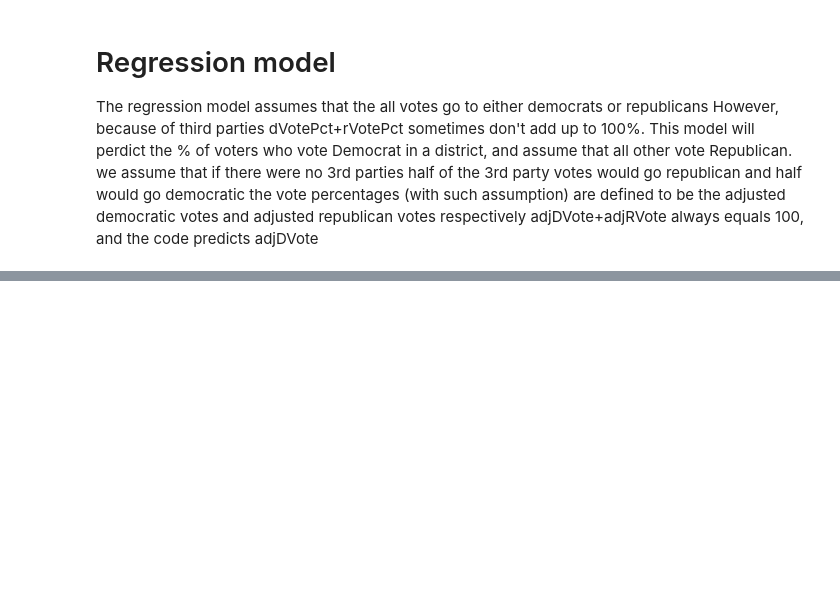
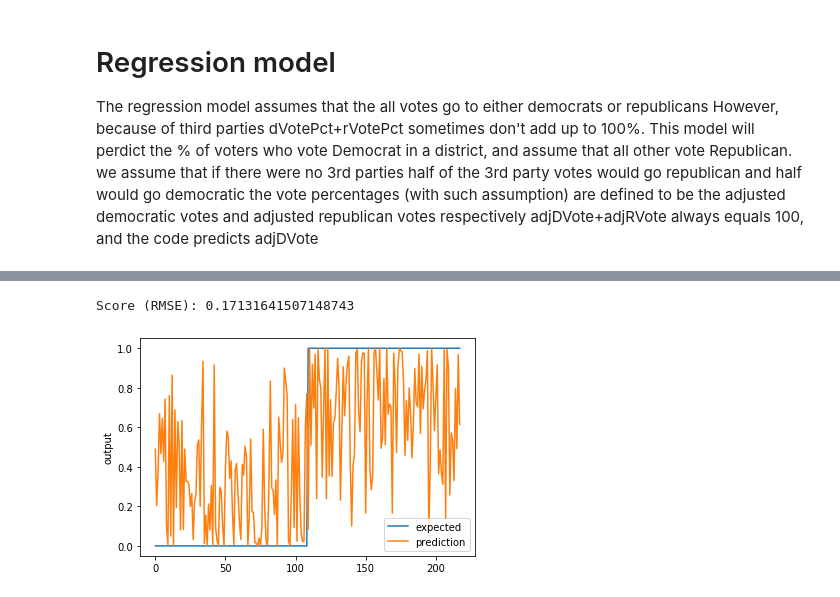
Before and after one commit to randallpl/Election_Predictor_CSC180, a Jupyter notebook: csc180fproj.ipynb, the cells around one changed output, grey strips where cells are left out. Saved outputs shown, nothing was run; the diff lists cells and outputs as text; code cells hidden in the pictures; blank space fills up the shorter version.

Commit message:
finished regression model

```diff
--- a/csc180fproj.ipynb
+++ b/csc180fproj.ipynb
@@ -60,6 +60,17 @@ def encode_numeric_range(df, list, normalized_low=-1, normalized_high=1,
         df[list[i]] = ((df[list[i]] - data_low) / (data_high - data_low)) * (normalized_high - normalized_low) + normalized_low
         data_low=None
 
+#------------------PROFESSOR'S CODE, HIDDEN GEM--------------------------
+def chart_regression(pred,y,sort=True):
+    t = pd.DataFrame({'pred' : pred, 'y' : y.flatten()})
+    if sort:
+        t.sort_values(by=['y'],inplace=True)
+    a = plt.plot(t['y'].tolist(),label='expected')
+    b = plt.plot(t['pred'].tolist(),label='prediction')
+    plt.ylabel('output')
+    plt.legend()
+    plt.show()
+
 #fix headers for census data
 def fix_table(df,dropig=True):
     new_header = df.iloc[0]
@@ -497,7 +532,7 @@ cxtrain,cxtest,cytrain,cytest=train_test_split(cx, cy, test_size=0.25, random_st
 cmodel = Sequential()
 cmodel.add(Dense(264, input_dim=cxtrain.shape[1], activation='relu'))
 cmodel.add(Dense(132, activation='relu'))
-cmodel.add(Dense(cytrain.shape[1], activation='softmax'))
-cmodel.compile(loss='categorical_crossentropy', optimizer='adam')
+cmodel.add(Dense(cytrain.shape[1]))
+cmodel.compile(loss='mean_squared_error', optimizer='adam')
 cmonitor = EarlyStopping(monitor='val_loss', min_delta=1e-3, patience=5, verbose=2, mode='auto')
-cmodel.fit(xtrain, ytrain, validation_data=(xtest,ytest), callbacks=[cmonitor], verbose=2, epochs=100)
+cmodel.fit(cxtrain, cytrain, validation_data=(cxtest,cytest), callbacks=[cmonitor], verbose=2, epochs=100)
@@ -503,0 +588,11 @@ cmodel.fit(xtrain, ytrain, validation_data=(xtest,ytest), callbacks=[cmonitor],
+# %%
+score = np.sqrt(metrics.mean_squared_error(cmodel.predict(cxtest),cytest))
+print("Score (RMSE): {}".format(score))
+# %% [output]
+Score (RMSE): 0.17131641507148743
+# %%
+crxtest=cxtest[0:199:1]
+crytest=cytest[0:199:1]
+chart_regression(model.predict(xtest).flatten(),ytest, sort=True)
+# %% [output]
+[figure, added]
```
Also changed, not shown: parts of 11 cells of this notebook, 1 other file.
